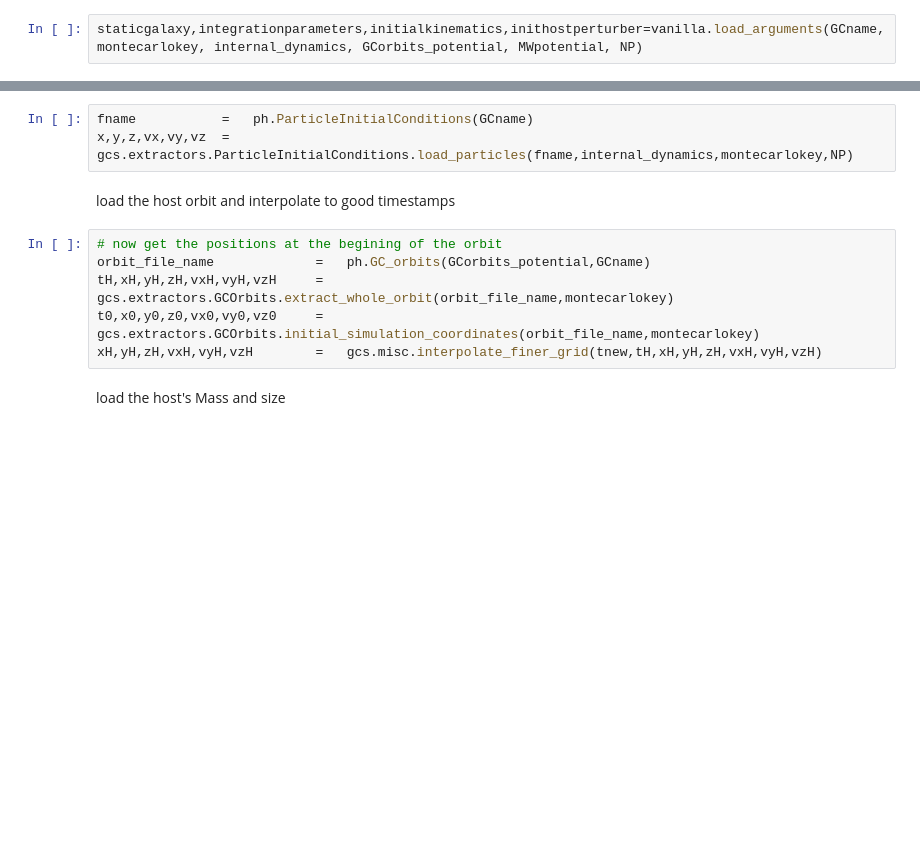
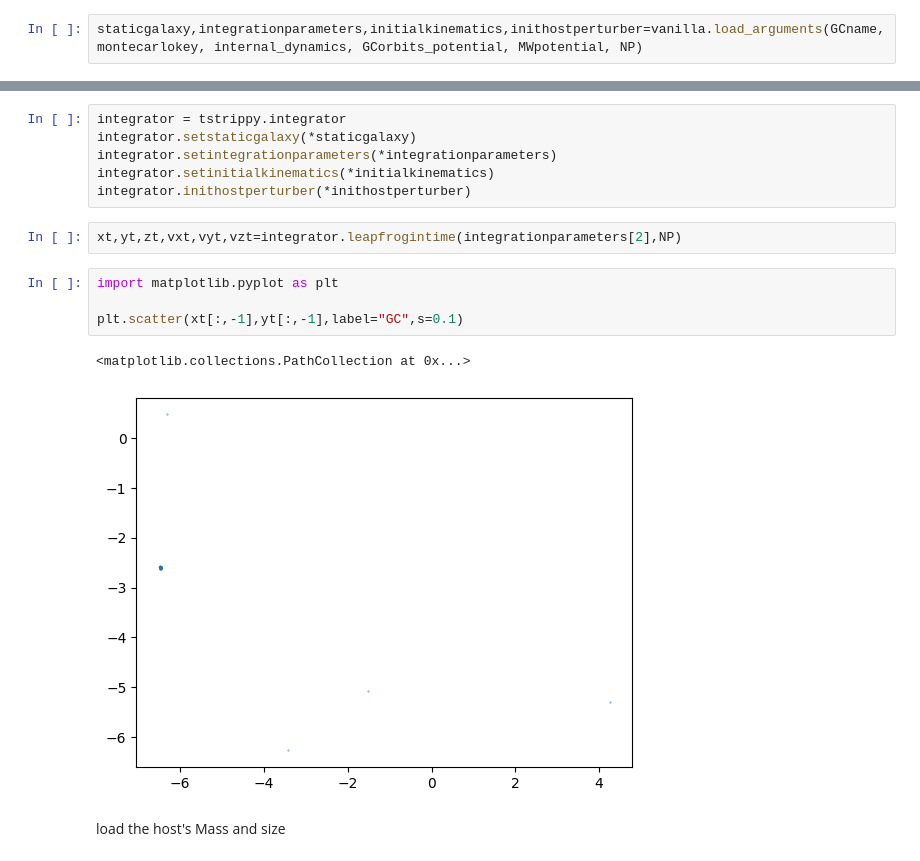
Before and after one commit to salvatore-ferrone/gcs, a Jupyter notebook: particle_integration/scrap.ipynb, the cells around one changed output, grey strips where cells are left out. Drawn from its saved outputs; the diff is of its cells as text; blank space fills up the shorter version.

Commit message:
good

```diff
--- a/particle_integration/scrap.ipynb
+++ b/particle_integration/scrap.ipynb
@@ -33,14 +24,18 @@ load the particle positions
-# %%
-fname           =   ph.ParticleInitialConditions(GCname)
-x,y,z,vx,vy,vz  =   gcs.extractors.ParticleInitialConditions.load_particles(fname,internal_dynamics,montecarlokey,NP)
-# %% [markdown]
-load the host orbit  and interpolate to good timestamps
-# %%
-# now get the positions at the begining of the orbit
-orbit_file_name             =   ph.GC_orbits(GCorbits_potential,GCname)
-tH,xH,yH,zH,vxH,vyH,vzH     =   gcs.extractors.GCOrbits.extract_whole_orbit(orbit_file_name,montecarlokey)
-t0,x0,y0,z0,vx0,vy0,vz0     =   gcs.extractors.GCOrbits.initial_simulation_coordinates(orbit_file_name,montecarlokey)
-xH,yH,zH,vxH,vyH,vzH        =   gcs.misc.interpolate_finer_grid(tnew,tH,xH,yH,zH,vxH,vyH,vzH)
+# %%
+integrator = tstrippy.integrator
+integrator.setstaticgalaxy(*staticgalaxy)
+integrator.setintegrationparameters(*integrationparameters)
+integrator.setinitialkinematics(*initialkinematics)
+integrator.inithostperturber(*inithostperturber)
+# %%
+xt,yt,zt,vxt,vyt,vzt=integrator.leapfrogintime(integrationparameters[2],NP)
+# %%
+import matplotlib.pyplot as plt
+
+plt.scatter(xt[:,-1],yt[:,-1],label="GC",s=0.1)
+# %% [output]
+<matplotlib.collections.PathCollection at 0x...>
+[figure, added]
 # %% [markdown]
 load the host's Mass and size
 # %%
```
Also changed, not shown: parts of 3 cells of this notebook.
